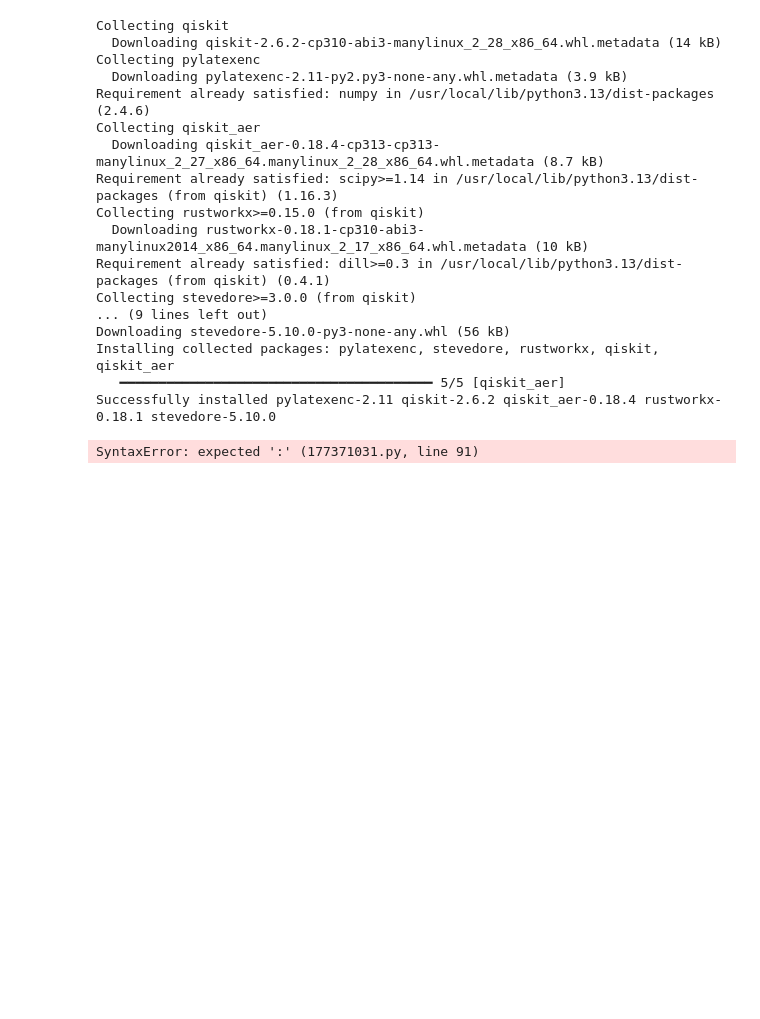
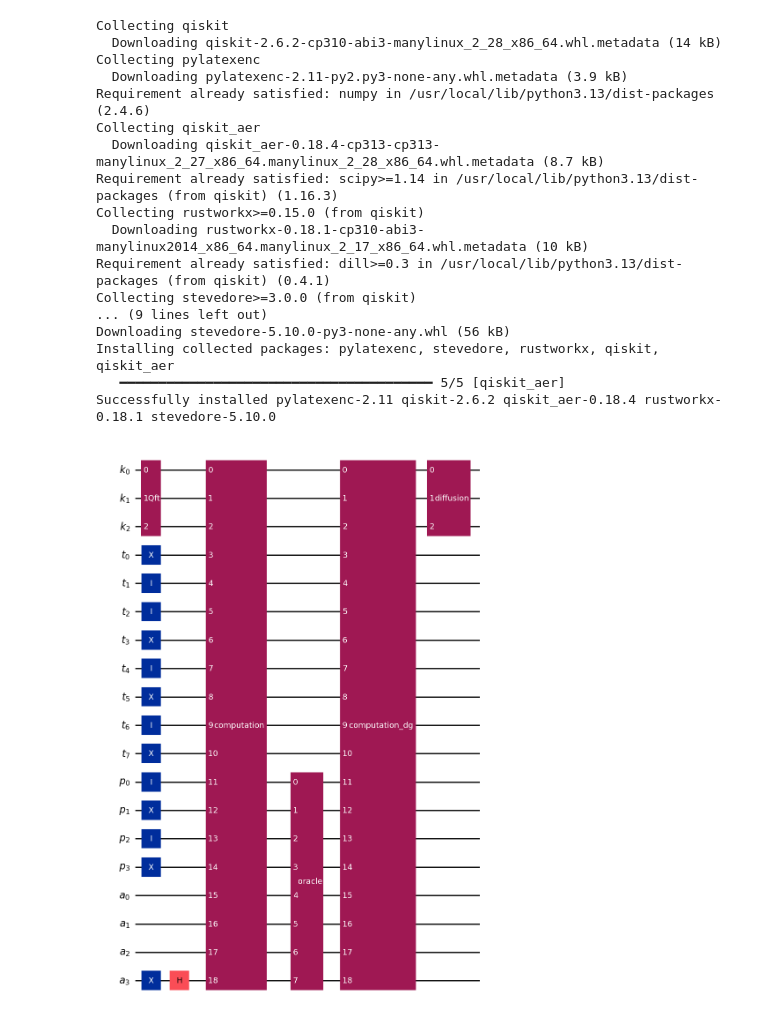
Before and after one commit to bonobobit/qff2026, a Jupyter notebook: string_matching.ipynb, the cells around one changed output. Cells and saved outputs as stored; diff of their text form; code cells hidden in the pictures; blank space fills up the shorter version.

```diff
--- a/string_matching.ipynb
+++ b/string_matching.ipynb
@@ -67,11 +67,11 @@ for i in range(M):
   else:
     print("Errore nella codifica del pattern")
 
-# Usiamo la Quantum Fourier Transform per mettere in superposizione i k
+# Sovrapposizione reg_K
 qc.append(QFTGate(n), range(n))
 
 def fanout():
-  fo = QuantumCircuit(1+N//2) # controllo + ancilla qubits
+  fo = QuantumCircuit(1+N//2, name="fanout") # controllo + ancilla qubits
   fo.cx(0, 1)
   copied = 1
   while copied < (N//2):
@@ -82,7 +82,7 @@ def fanout():
   return fo.to_gate()
 
 def cyclicShift():
-  cs = QuantumCircuit(n+N+a)
+  cs = QuantumCircuit(n+N+a, name="cyclicShift")
   for z in range(n):
     k = 2**z
     cs.append(fanout(), [z] + list(range(n + N, n + N + (N // 2)))) # copia k in reg_A
@@ -97,58 +97,56 @@ def cyclicShift():
   return cs.to_gate()
 
 def computation():
-  comp = QuantumCircuit(n+N+M+a)
+  comp = QuantumCircuit(n+N+M+a, name="computation")
   # list(range(n+N)) per K e T, list(range(n + N + M, n + N + M + a)) per A
   comp.append(cyclicShift(), list(range(n + N)) + list(range(n + N + M, n + N + M + a)))
   for i in range(M):
     comp.cx(n+i, n+N+i) # il CNOT esegue uno XOR, il risultato va nel secondo parametro
   return comp.to_gate()
-# P è tutto 0 se il pattern e la sottostringa sono identici,
-# altrimenti ha tanti 1 quanti i bit differenti
 
-# Grover
 def andTree():
-  at = QuantumCircuit((M*2)-1)
+  at = QuantumCircuit((M*2)-1, name="andTree")
   i = 0
   for result in range(M-1): # result è l'indice di A che scorriamo, l'ultimo non serve (M-1)
     at.ccx(i, i+1, M+result) # M+result è la posizione nel registro combinato
     i += 2
   return at.to_gate()
 
 def oracle():
-  orc = QuantumCircuit(M*2)
+  orc = QuantumCircuit(M*2, name="oracle")
   orc.x(range(M)) # inverte P
   orc.append(andTree(), range((M*2)-1))  # combina i qubit di P in un qubit a
   orc.cx((M*2)-2, (M*2)-1) #phase kickback tra penultimo e ultimo a
   # uncomputation
   orc.append(andTree().inverse(), range((M*2)-1))
   orc.x(range(M))
   return orc.to_gate()
 
-def groverDiffusion():
-  # per la diffusione basta rifare H su reg_K per annullarlo,
-  # ma K è rimasto entangled con T e P tramite il ciclo di rotazioni
-  # dobbiamo quindi prima annullare questo entanglement
-
-
-  print() # tmp
-  # per la diffusione serve invertire i primi passaggi
-  # quindi conviene unirli in un unico blocco invertibile
+def diffusion():
+  diff = QuantumCircuit(n, name="diffusion")
+  diff.h(range(n))
+  diff.x(range(n))
+  diff.h(n - 1)
+  diff.mcx(list(range(n - 1)), n - 1)
+  diff.h(n - 1)
+  diff.x(range(n))
+  diff.h(range(n))
+  return diff.to_gate()
 
 # prepariamo l'ultimo ancilla qubit a |-> per il phase kickback
 qc.x(reg_A[M - 1])
 qc.h(reg_A[M - 1])
 
 def grover():
-  for i in (np.log(N))
-    qc.append(computation(), range(len(qc))) # shift + XOR
-    qc.append(oracle(), )
-    uncomputation() # XOR + shift
-    diffusion()
+  iterations = int(np.floor((np.pi / 4) * np.sqrt(N)))
+  qc.append(computation(), range(qc.num_qubits)) # shift + XOR
+  qc.append(oracle(), reg_P[:] + reg_A[:M])
+  qc.append(computation().inverse(), range(qc.num_qubits)) # XOR + shift
+  qc.append(diffusion(), reg_K[:])
 
-
+grover()
 
 #qc.measure_all()
 qc.draw('mpl')
 # %% [output]
-SyntaxError: expected ':' (177371031.py, line 91)
+[figure, added]
```
